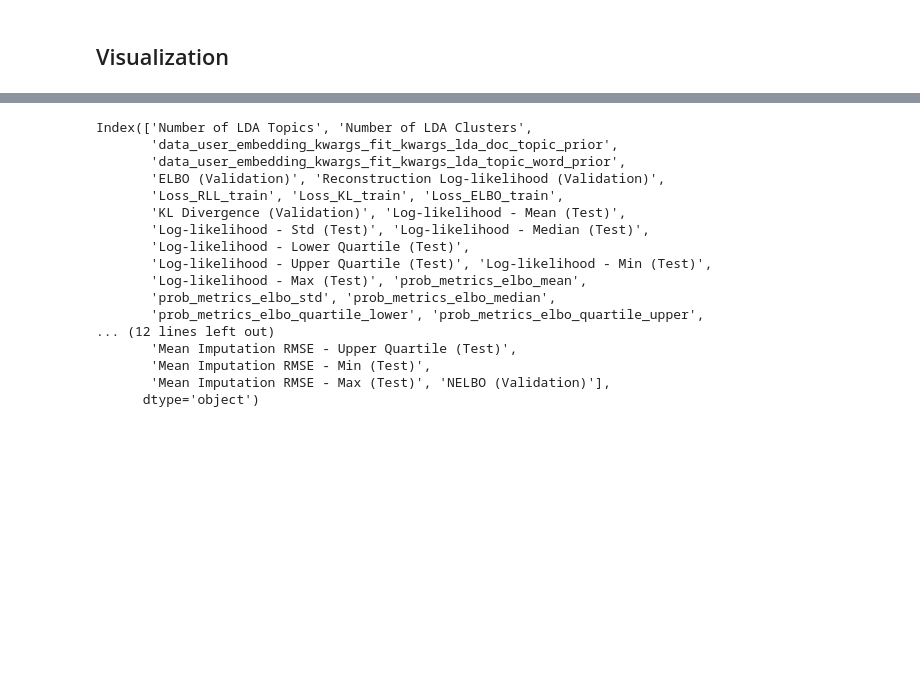
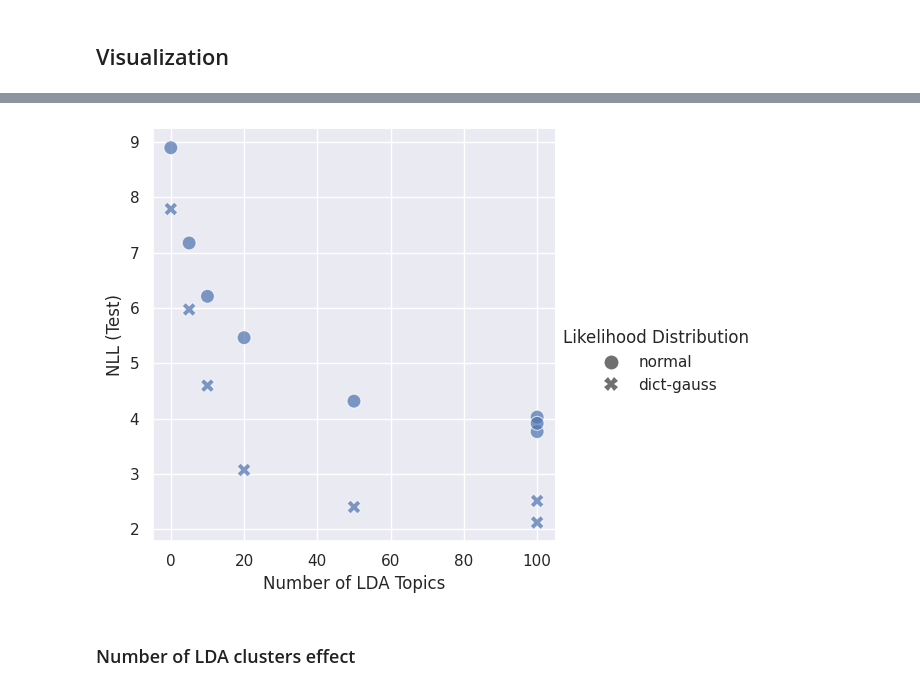
Before and after one commit to kabolat/behavio-temporal-vae, a Jupyter notebook: notebooks/testing.ipynb, the cells around one changed output, grey strips where cells are left out. Drawn from its saved outputs; the diff is of its cells as text; code cells hidden in the pictures; blank space fills up the shorter version.

```diff
--- a/notebooks/testing.ipynb
+++ b/notebooks/testing.ipynb
@@ -99,0 +95,11 @@ df_experiment.loc[df_experiment["Likelihood Distribution"] != "dict-gauss", "Pat
+# %%
+df_experiment["Missing Set Size"] = df_experiment.apply(lambda x: np.sum(preprocess_lib.generate_random_enrolments(n=365, a=0.85, b=x["Availability Rate (b)"], size=6830, random_seed=x["data_random_seed"])), axis=1)
+
+df_experiment["Test Set Size"] = (6830*365 - df_experiment["Missing Set Size"])*df_experiment["data_test_ratio"]
+df_experiment["Validation Set Size"] = (6830*365 - df_experiment["Missing Set Size"])*df_experiment["data_val_ratio"]
+df_experiment["Training Set Size"] = (6830*365 - df_experiment["Missing Set Size"]) - df_experiment["Test Set Size"] - df_experiment["Validation Set Size"]
+
+df_experiment["Test Set Ratio"] = df_experiment["Test Set Size"] / (6830*365)
+df_experiment["Validation Set Ratio"] = df_experiment["Validation Set Size"] / (6830*365)
+df_experiment["Missing Set Ratio"] = df_experiment["Missing Set Size"] / (6830*365)
+df_experiment["Training Set Ratio"] = 1 - df_experiment["Test Set Ratio"] - df_experiment["Validation Set Ratio"] - df_experiment["Missing Set Ratio"]
@@ -102,13 +128,25 @@ df_experiment.loc[df_experiment["Likelihood Distribution"] != "dict-gauss", "Pat
+# %%
+filter_arr =    (df_experiment["Number of LDA Topics"] != None) & \
+                (df_experiment["Availability Rate (b)"] == 10) & \
+                (df_experiment["Beta"] == 1.0) & \
+                (df_experiment["Likelihood Distribution"] != None) & \
+                (df_experiment["Number of LDA Clusters"] != None) & \
+                (np.isin(df_experiment["Number of LDA Clusters"], [0, 1000])) & \
+                (df_experiment["Dropout"] == False) & \
+                (df_experiment["Number of Layers"] == 2) & \
+                (df_experiment["Number of Neurons"] == 1000) & \
+                (df_experiment["Pattern Dictionary Size"] != None) & \
+                (np.isin(df_experiment["Pattern Dictionary Size"], [0, 100])) & \
+                (df_experiment["data_random_seed"] == 2112) & \
+                (df_experiment["model_distribution_dict_likelihood_sigma_lim"] == 1e-4)
 # %%
 relplot_kwargs = {
-                    'data': df_experiment,
+                    'data': df_experiment[filter_arr],
                     'x': 'Number of LDA Topics',
-                    'row': 'Amputation Rate (b)',
-                    'col': 'Beta',
-                    'style': 'Likelihood Distribution',
+                    'style': "Likelihood Distribution",
+                    # 'size': 'Log-likelihood - Std (Test)',
                     'alpha': 0.7,
-                    'hue': 'Dropout',
                     # "kind":"line",
-                    "sizes": (100, 400),
-                    # "style_order": ('["months", "weekdays", "users"]', '["months", "weekdays"]'),
+                    "sizes": (50,400),
+                    # "style_order": (100, 0),
                 }
@@ -148,21 +153,12 @@ Length: 113, dtype: bool
-# %%
-#find which columns are different in df_
-df_.columns[df_.nunique() > 1]
-# %% [output]
-Index(['Number of LDA Topics', 'Number of LDA Clusters',
-       'data_user_embedding_kwargs_fit_kwargs_lda_doc_topic_prior',
-       'data_user_embedding_kwargs_fit_kwargs_lda_topic_word_prior',
-       'ELBO (Validation)', 'Reconstruction Log-likelihood (Validation)',
-       'Loss_RLL_train', 'Loss_KL_train', 'Loss_ELBO_train',
-       'KL Divergence (Validation)', 'Log-likelihood - Mean (Test)',
-       'Log-likelihood - Std (Test)', 'Log-likelihood - Median (Test)',
-       'Log-likelihood - Lower Quartile (Test)',
-       'Log-likelihood - Upper Quartile (Test)', 'Log-likelihood - Min (Test)',
-       'Log-likelihood - Max (Test)', 'prob_metrics_elbo_mean',
-       'prob_metrics_elbo_std', 'prob_metrics_elbo_median',
-       'prob_metrics_elbo_quartile_lower', 'prob_metrics_elbo_quartile_upper',
-... (12 lines left out)
-       'Mean Imputation RMSE - Upper Quartile (Test)',
-       'Mean Imputation RMSE - Min (Test)',
-       'Mean Imputation RMSE - Max (Test)', 'NELBO (Validation)'],
-      dtype='object')
+# %%
+h = sns.relplot(y="NLL (Test)",
+                **relplot_kwargs, s=100)
+#log scale
+# h.set(yscale="log")
+# plt.xlim(-10, 110)
+# set xlim
+plt.show()
+# %% [output]
+[figure, added]
+# %% [markdown]
+### Number of LDA clusters effect
```
Also changed, not shown: parts of 41 cells of this notebook, 2 other files.
